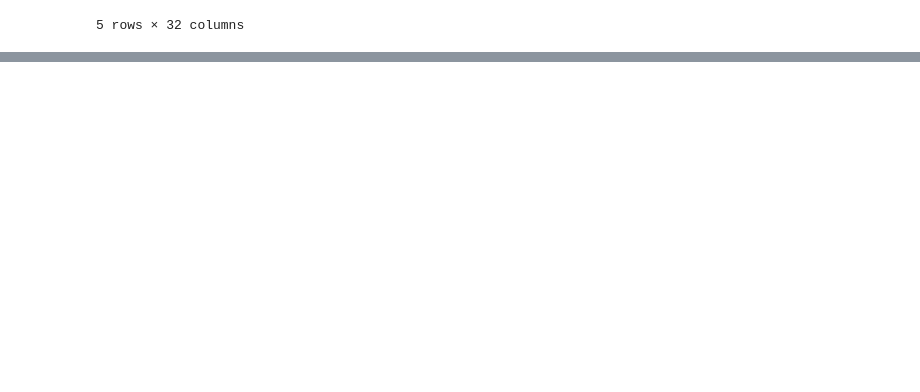
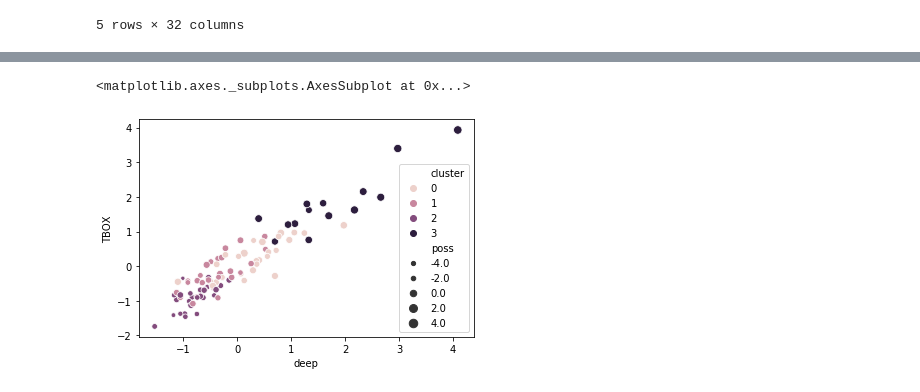
Before and after one commit to triolinho/final_project_repo, a Jupyter notebook: final_3.ipynb, the cells around one changed output, grey strips where cells are left out. Cells and saved outputs as stored; diff of their text form; code cells hidden in the pictures; blank space fills up the shorter version.

```diff
--- a/final_3.ipynb
+++ b/final_3.ipynb
@@ -516,0 +890,8 @@ df_stats_poss2[(df_stats_poss2.index == 'Arsenal') |
+# %%
+k_means = KMeans(n_clusters=4)
+
+# Run the clustering algorithm
+k_means.fit(df_scaled2)
+
+# Generate cluster index values for each row
+cluster_assignments = k_means.predict(df_scaled2)
@@ -516,0 +918,2 @@ df_stats_poss2[(df_stats_poss2.index == 'Arsenal') |
+# %%
+df_labels = pd.DataFrame(cluster_assignments, columns=['cluster'], index=df_scaled2.index)
@@ -516,0 +951,5 @@ df_stats_poss2[(df_stats_poss2.index == 'Arsenal') |
+# %%
+sns.scatterplot(x=df_scaled2['deep'], y=df_scaled2['TBOX'], hue=df_labels['cluster'], size=df_scaled2['poss'])
+# %% [output]
+<matplotlib.axes._subplots.AxesSubplot at 0x...>
+[figure, added]
```
Also changed, not shown: parts of 52 cells of this notebook, 6 other files.
